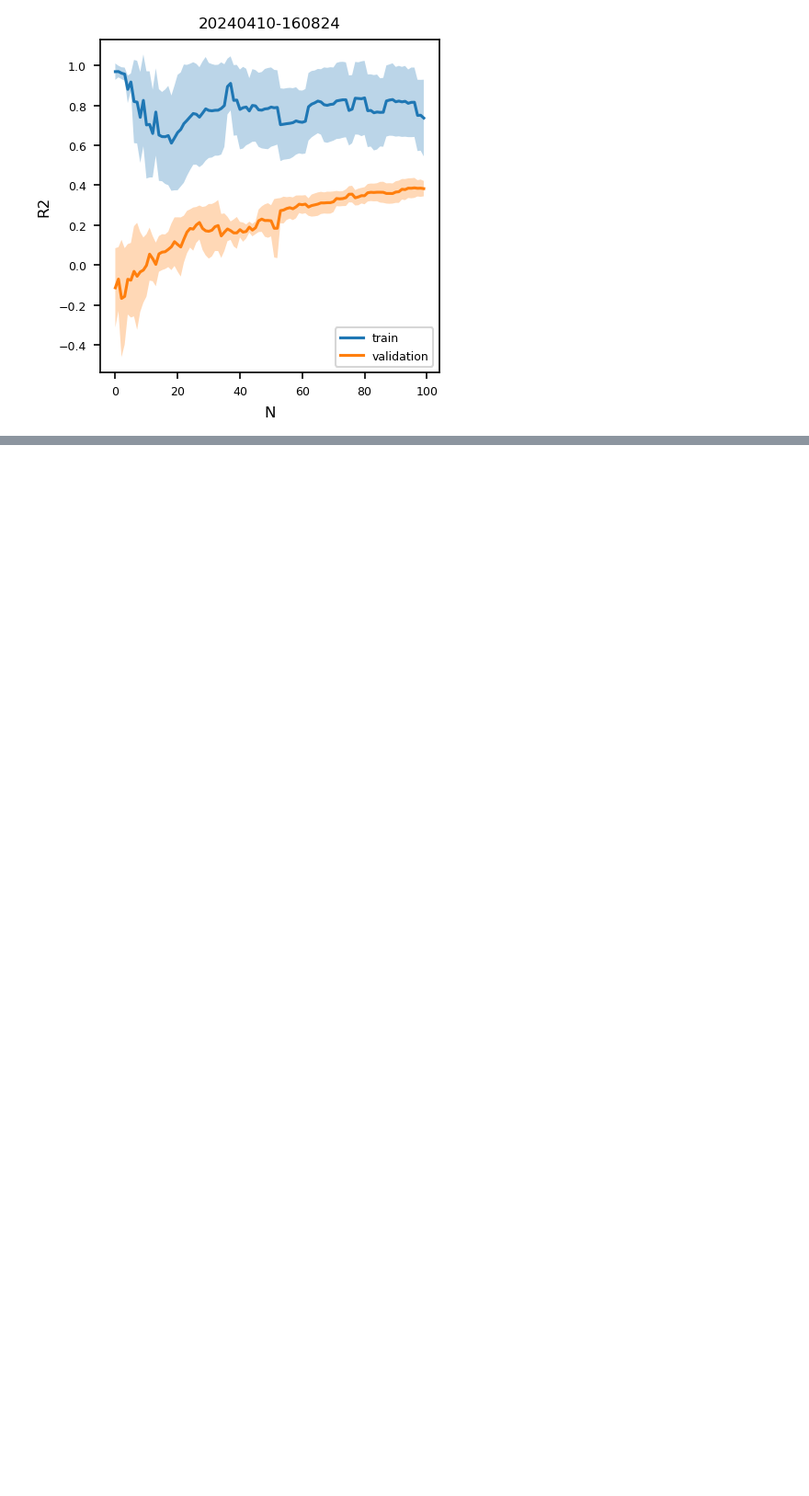
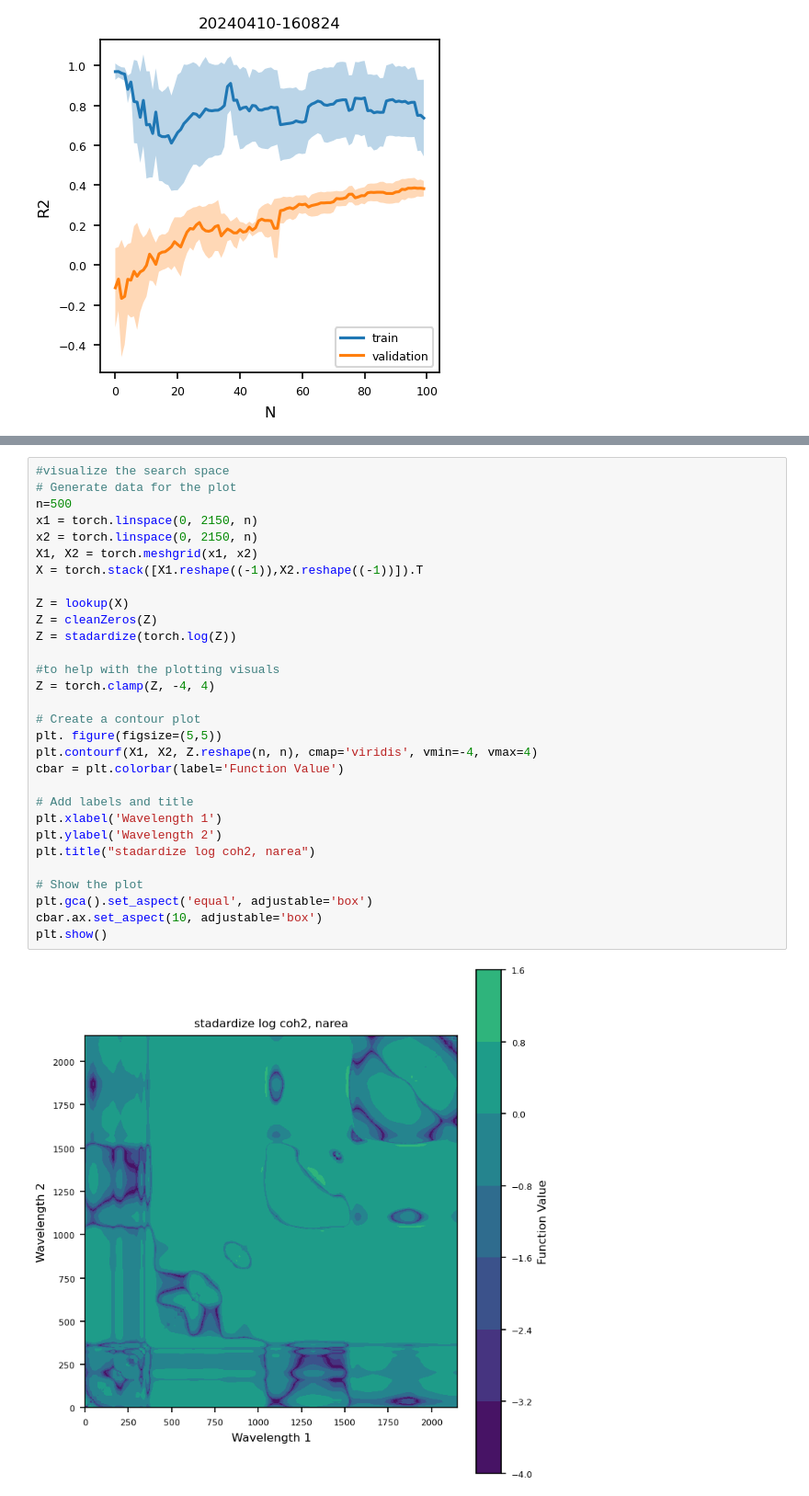
Before and after one commit to stair-lab/bo4ag, a Jupyter notebook: Benchmark/gp_fit_plot.ipynb, the cells around one changed output, grey strips where cells are left out. Shown at 92% size. Cells and saved outputs as stored; diff of their text form; blank space fills up the shorter version.

```diff
--- a/Benchmark/gp_fit_plot.ipynb
+++ b/Benchmark/gp_fit_plot.ipynb
@@ -52,0 +109,32 @@ with plt.rc_context(bundles.icml2022(family="sans-serif", usetex=False, column="
+# %%
+#visualize the search space
+# Generate data for the plot
+n=500
+x1 = torch.linspace(0, 2150, n)
+x2 = torch.linspace(0, 2150, n)
+X1, X2 = torch.meshgrid(x1, x2)
+X = torch.stack([X1.reshape((-1)),X2.reshape((-1))]).T
+
+Z = lookup(X)
+Z = cleanZeros(Z)
+Z = stadardize(torch.log(Z))
+
+#to help with the plotting visuals
+Z = torch.clamp(Z, -4, 4)
+
+# Create a contour plot
+plt. figure(figsize=(5,5))
+plt.contourf(X1, X2, Z.reshape(n, n), cmap='viridis', vmin=-4, vmax=4)
+cbar = plt.colorbar(label='Function Value')
+
+# Add labels and title
+plt.xlabel('Wavelength 1')
+plt.ylabel('Wavelength 2')
+plt.title("stadardize log coh2, narea")
+
+# Show the plot
+plt.gca().set_aspect('equal', adjustable='box')
+cbar.ax.set_aspect(10, adjustable='box')
+plt.show()
+# %% [output]
+[figure, added]
```
Also changed, not shown: parts of 9 cells of this notebook.
